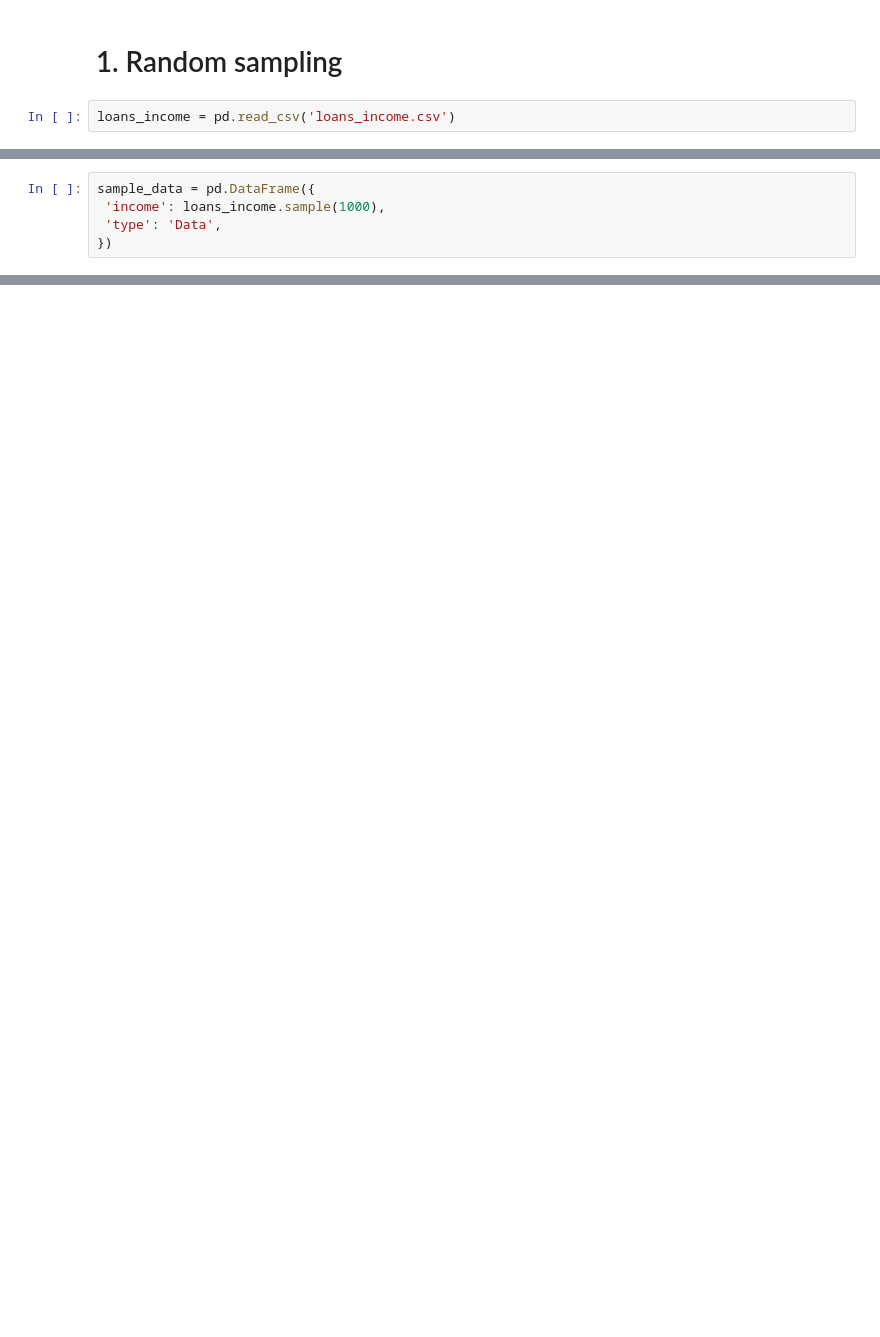
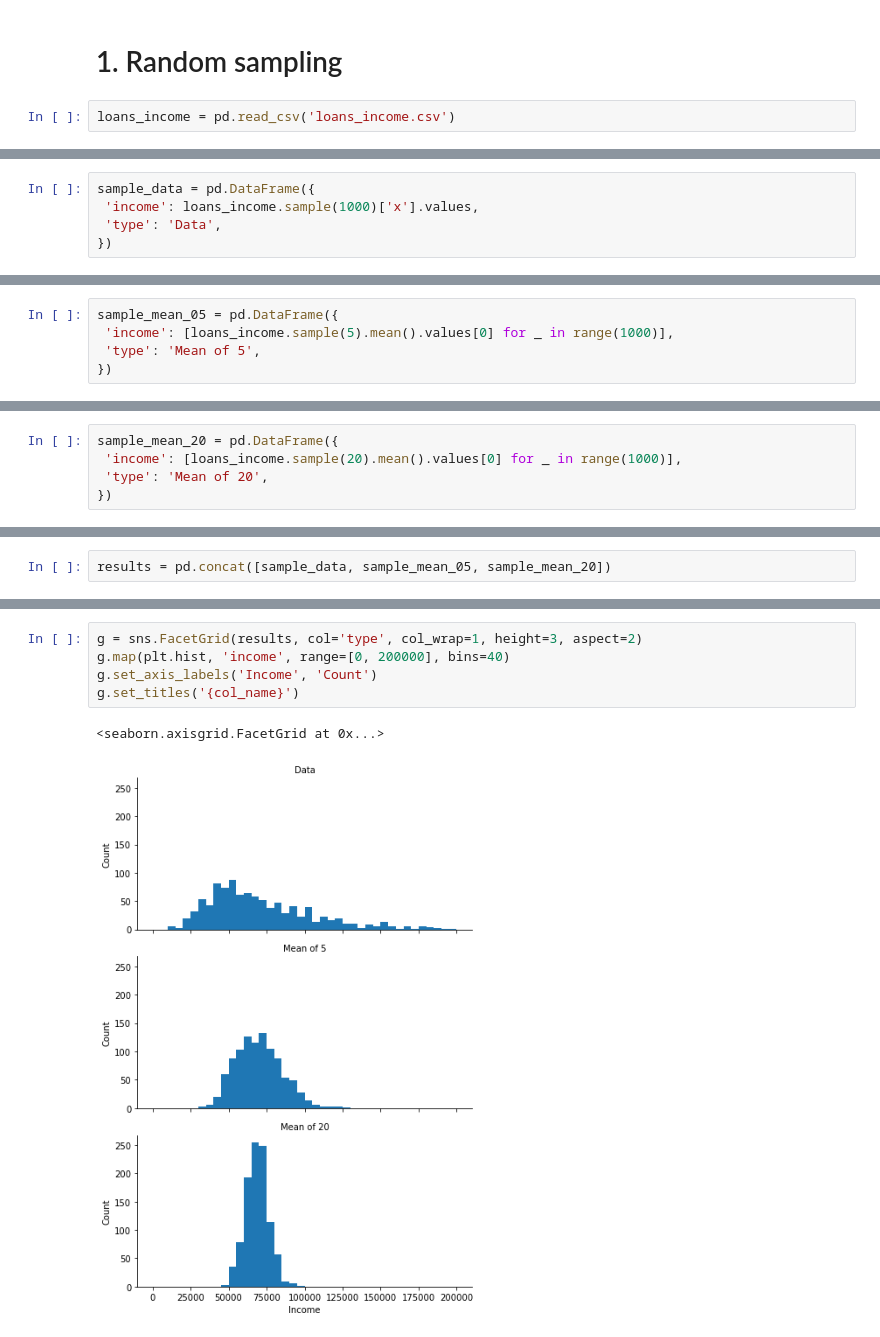
Before and after one commit to BinhHong/Data-Science-Weg, a Jupyter notebook: Statistics/random sampling and distribution.ipynb, the cells around one changed output, grey strips where cells are left out. Drawn from its saved outputs; the diff is of its cells as text; blank space fills up the shorter version.

```diff
--- a/Statistics/random sampling and distribution.ipynb
+++ b/Statistics/random sampling and distribution.ipynb
@@ -25,5 +66,5 @@ loans_income.sample(1000)
 # %%
 sample_data = pd.DataFrame({
- 'income': loans_income.sample(1000),
+ 'income': loans_income.sample(1000)['x'].values,
  'type': 'Data',
 })
@@ -31,0 +80,5 @@ ValueError: If using all scalar values, you must pass an index
+# %%
+sample_mean_05 = pd.DataFrame({
+ 'income': [loans_income.sample(5).mean().values[0] for _ in range(1000)],
+ 'type': 'Mean of 5',
+})
@@ -31,0 +98,5 @@ ValueError: If using all scalar values, you must pass an index
+# %%
+sample_mean_20 = pd.DataFrame({
+ 'income': [loans_income.sample(20).mean().values[0] for _ in range(1000)],
+ 'type': 'Mean of 20',
+})
@@ -31,0 +112,2 @@ ValueError: If using all scalar values, you must pass an index
+# %%
+results = pd.concat([sample_data, sample_mean_05, sample_mean_20])
@@ -31,0 +130,8 @@ ValueError: If using all scalar values, you must pass an index
+# %%
+g = sns.FacetGrid(results, col='type', col_wrap=1, height=3, aspect=2)
+g.map(plt.hist, 'income', range=[0, 200000], bins=40)
+g.set_axis_labels('Income', 'Count')
+g.set_titles('{col_name}')
+# %% [output]
+<seaborn.axisgrid.FacetGrid at 0x...>
+[figure, added]
```
Also changed, not shown: parts of 11 cells of this notebook.
